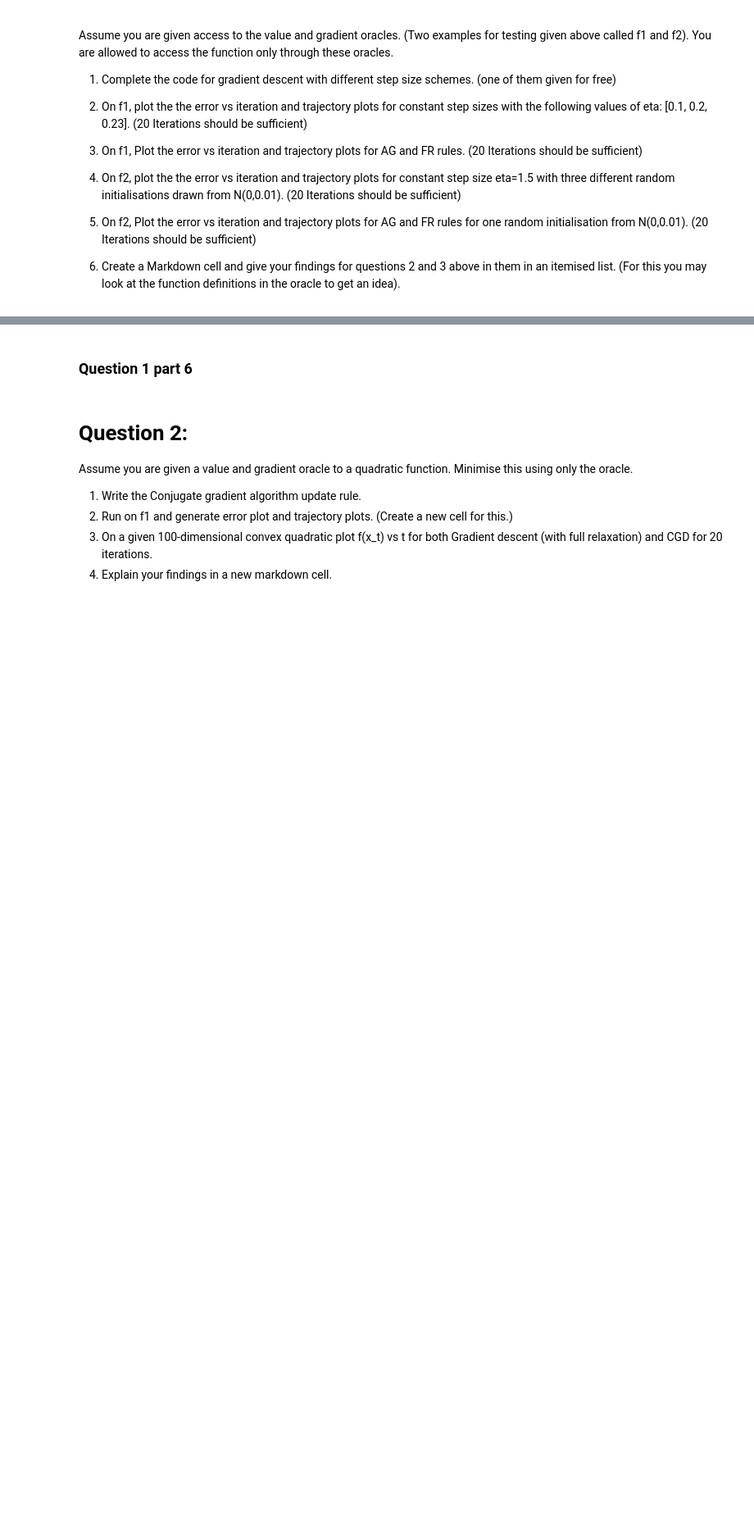
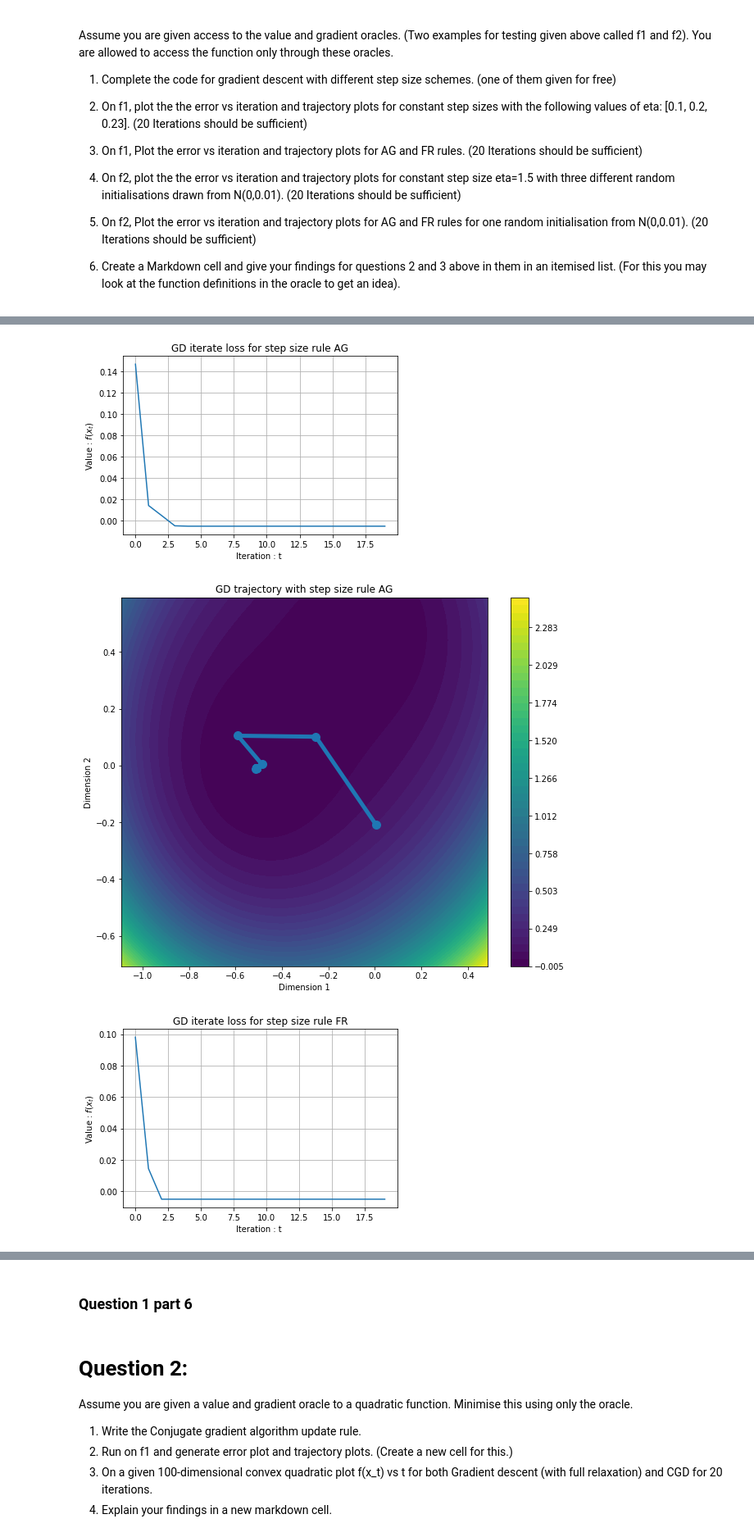
Before and after one commit to Milind-Blaze/CS5020_2019, a Jupyter notebook: PA_unconstrained_opt_student.ipynb, the cells around one changed output, grey strips where cells are left out. Shown at 82% size. Cells and saved outputs as stored; diff of their text form; code cells hidden in the pictures; blank space fills up the shorter version.

```diff
--- a/PA_unconstrained_opt_student.ipynb
+++ b/PA_unconstrained_opt_student.ipynb
@@ -252,24 +393,28 @@ for eta in [1.5, 1.5, 1.5]:
 # %%
 # Question 1 part 5:
 for stepsize_rule in ['AG', 'FR']:
     f_vals=[]
     x_list=[]
     x=np.zeros((n_dim))+np.random.randn(n_dim)*0.1
 
     f_vals = []
     for t in range(20):
 
         x_list.append(x)
         f_vals.append(get_value(x))
         if stepsize_rule=='AG':
-            x = gradient_descent_update_AG(x=x, eta=eta)
+            x = gradient_descent_update_AG(x=x) # , eta=eta), eta is not a necessary argument
         elif stepsize_rule=='FR':
-            x = gradient_descent_update_FR(x=x, eta=eta)
+            x = gradient_descent_update_FR(x=x) # , eta=eta), eta is not a necessary argument
 
     x_list = np.array(x_list)
 
 
     plot_error_vs_iteration(f_vals, plt_title='GD iterate loss for step size rule '+stepsize_rule)
 
     if n_dim==2:
         plot_trajectory(x_list, plt_title='GD trajectory with step size rule '+ stepsize_rule)
+# %% [output]
+[figure, added]
+[figure, added]
+[figure, added]
```
Also changed, not shown: parts of 8 cells of this notebook.
